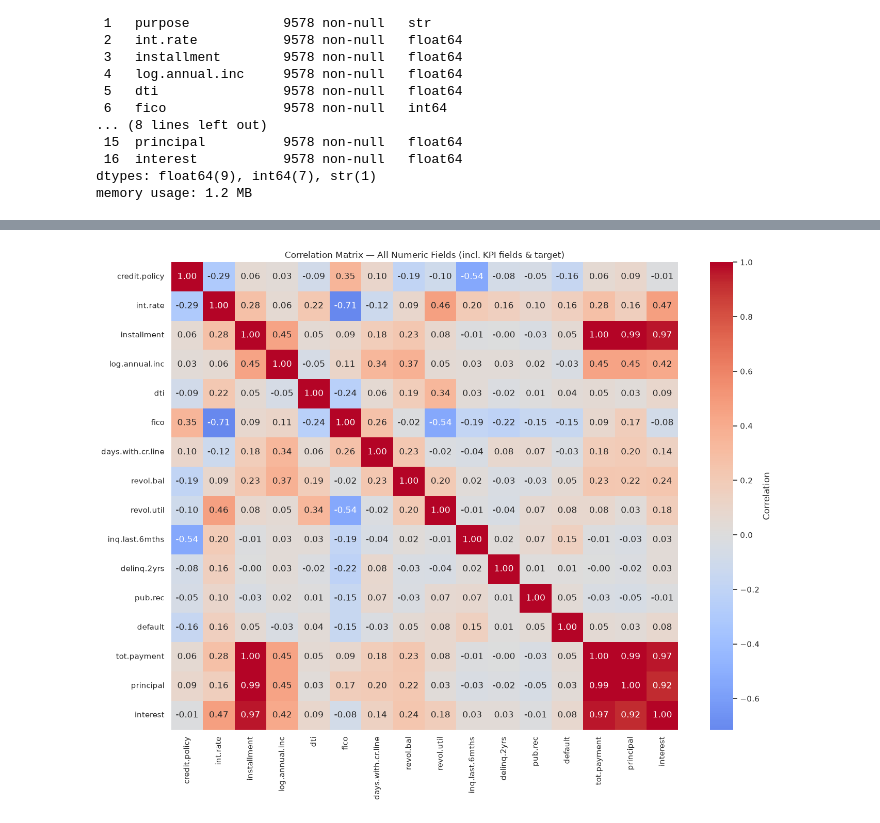
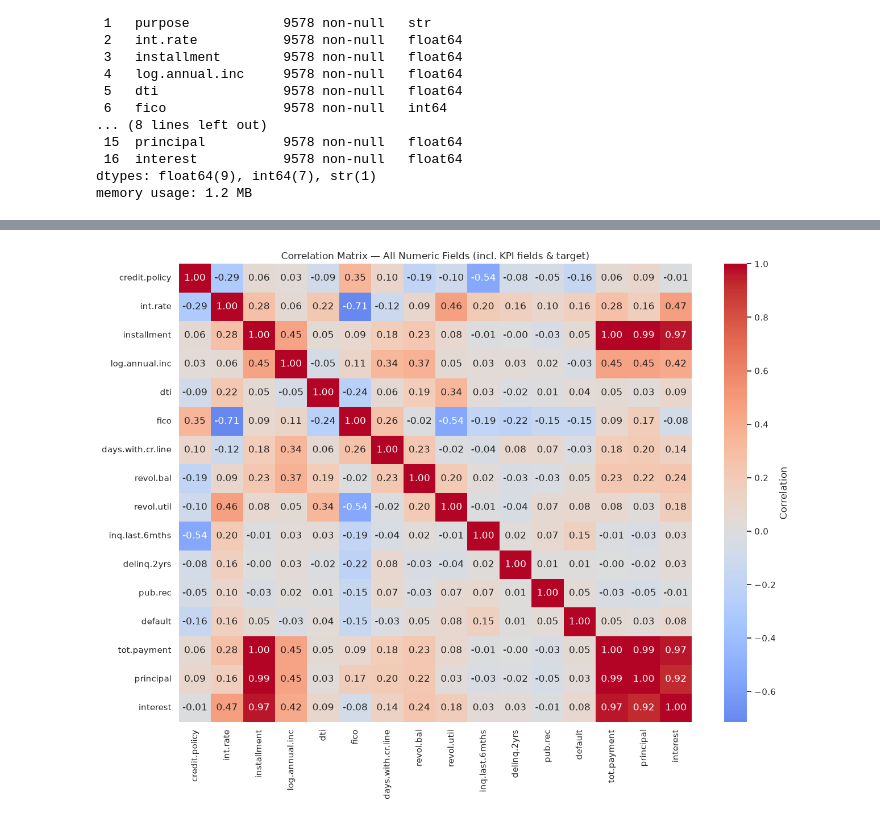
Before and after one commit to JLaniado/credit_ete_analysis, a Jupyter notebook: notebooks/Credit_Default_EDA_PCA.ipynb, the cells around one changed output, grey strips where cells are left out. Cells and saved outputs as stored; diff of their text form; code cells hidden in the pictures.

```diff
--- a/notebooks/Credit_Default_EDA_PCA.ipynb
+++ b/notebooks/Credit_Default_EDA_PCA.ipynb
@@ -191,16 +296,16 @@ Two views are shown:
 # %%
 full_numeric = df.select_dtypes(include=[np.number])
 corr_full = full_numeric.corr()
 
-plt.figure(figsize=(14, 11))
+plt.figure(figsize=(13, 10))
 sns.heatmap(corr_full, annot=True, cmap='coolwarm', fmt=".2f", center=0,
             cbar_kws={'label': 'Correlation'})
 plt.title('Correlation Matrix — All Numeric Fields (incl. KPI fields & target)')
 plt.tight_layout()
 plt.savefig('../output/correlation_matrix_full.png', dpi=150, bbox_inches='tight')
 plt.show()
 # %% [output]
-[figure, old version]
+[figure, new version]
 # %%
 predictor_cols = ['credit.policy', 'int.rate', 'installment', 'log.annual.inc', 'dti',
                    'fico', 'days.with.cr.line', 'revol.bal', 'revol.util',
```
Also changed, not shown: parts of 57 cells of this notebook, 14 other files.
